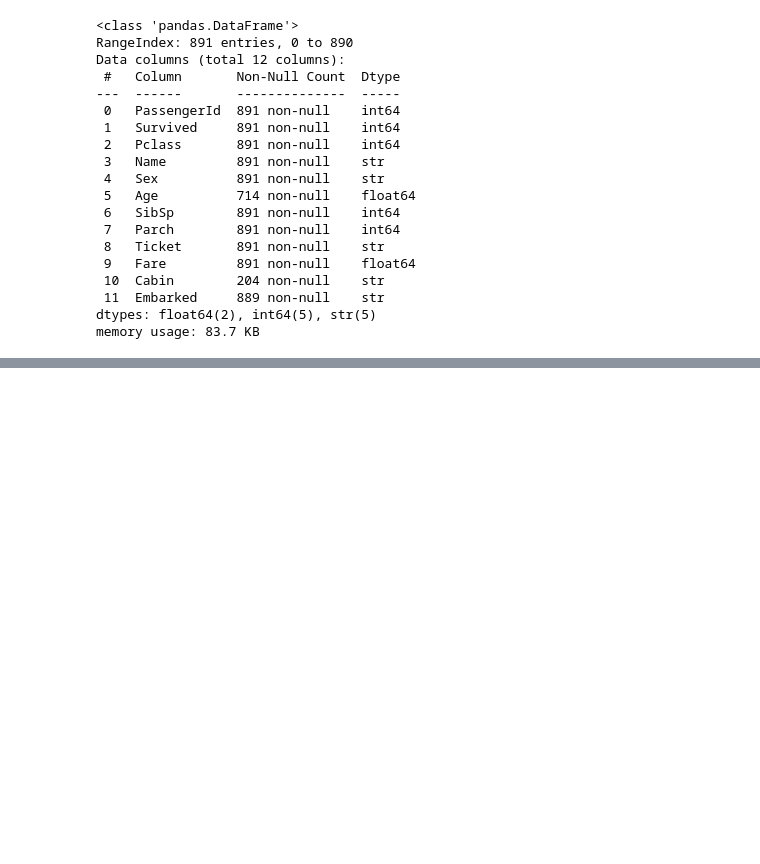
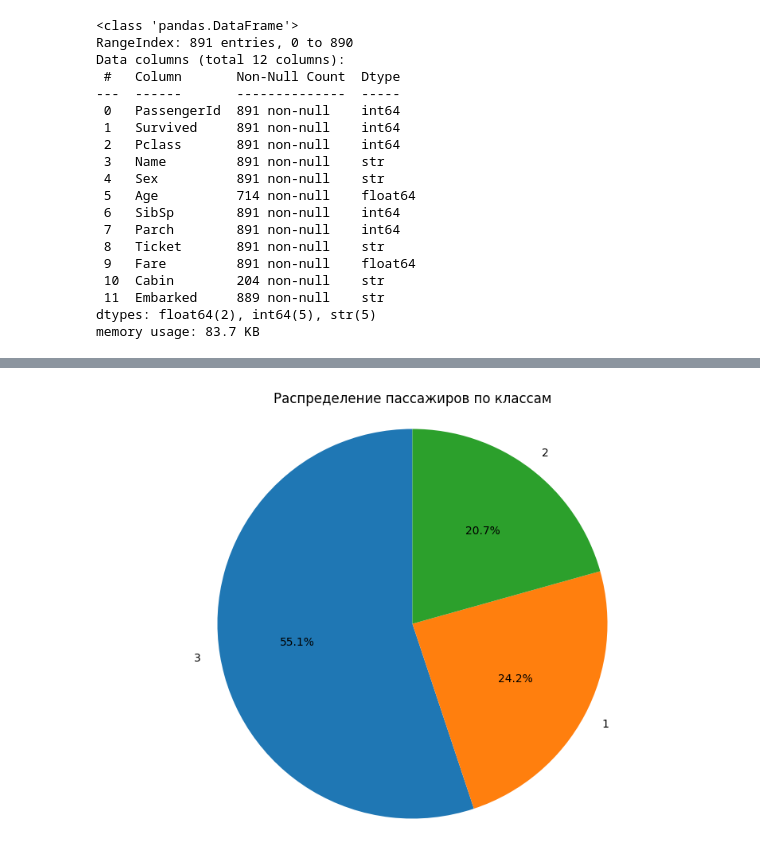
Before and after one commit to ML-engineering-Freelancerroma/titanic, a Jupyter notebook: feat_prepare.ipynb, the cells around one changed output, grey strips where cells are left out. Saved outputs shown, nothing was run; the diff lists cells and outputs as text; code cells hidden in the pictures; blank space fills up the shorter version.

```diff
--- a/feat_prepare.ipynb
+++ b/feat_prepare.ipynb
@@ -41,0 +77,10 @@ memory usage: 83.7 KB
+# %%
+pclass_df = df['Pclass'].value_counts()
+
+plt.figure(figsize=(10, 7))
+plt.pie(pclass_df, labels=pclass_df.index, autopct='%1.1f%%', startangle=90)
+plt.title('Распределение пассажиров по классам')
+plt.axis('equal')
+plt.show()
+# %% [output]
+[figure, added]
```
Also changed, not shown: parts of 3 cells of this notebook.
